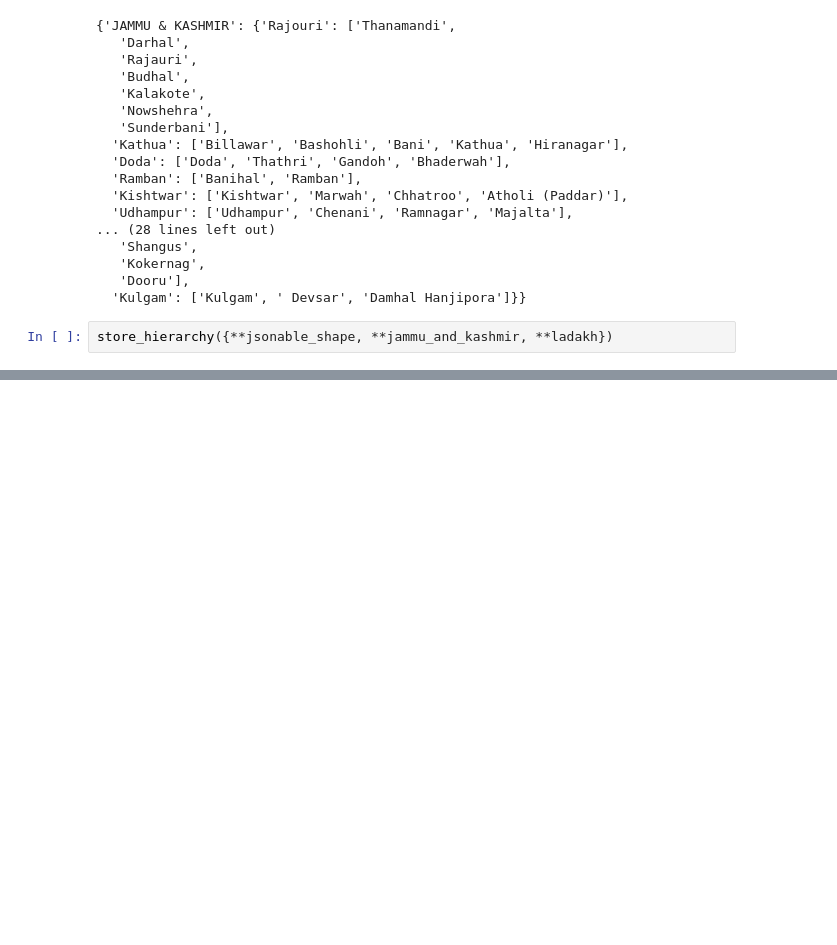
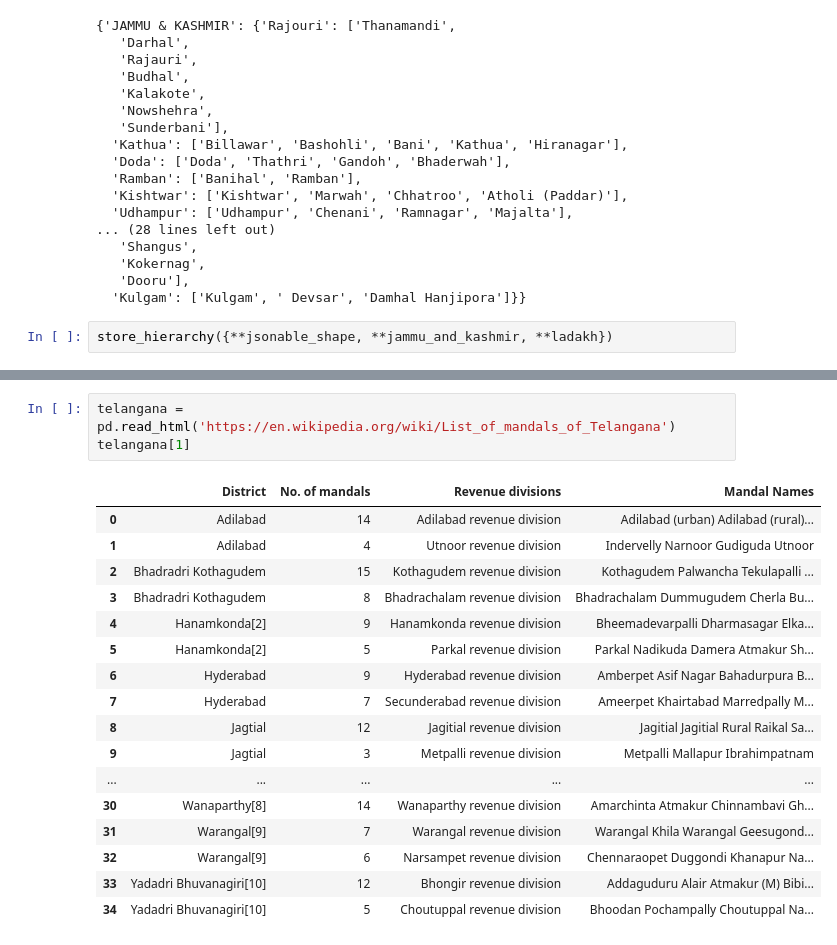
Before and after one commit to datagaon/india-administrative, a Jupyter notebook: main.ipynb, the cells around one changed output, grey strips where cells are left out. Saved outputs shown, nothing was run; the diff lists cells and outputs as text; blank space fills up the shorter version.

```diff
--- a/main.ipynb
+++ b/main.ipynb
@@ -296,0 +306,21 @@ store_hierarchy({**jsonable_shape, **jammu_and_kashmir, **ladakh})
+# %%
+telangana = pd.read_html('https://en.wikipedia.org/wiki/List_of_mandals_of_Telangana')
+telangana[1]
+# %% [output]
+|  | District | No. of mandals | Revenue divisions | Mandal Names |
+| 0 | Adilabad | 14 | Adilabad revenue division | Adilabad (urban) Adilabad (rural)... |
+| 1 | Adilabad | 4 | Utnoor revenue division | Indervelly Narnoor Gudiguda Utnoor |
+| 2 | Bhadradri Kothagudem | 15 | Kothagudem revenue division | Kothagudem Palwancha Tekulapalli ... |
+| 3 | Bhadradri Kothagudem | 8 | Bhadrachalam revenue division | Bhadrachalam Dummugudem Cherla Bu... |
+| 4 | Hanamkonda[2] | 9 | Hanamkonda revenue division | Bheemadevarpalli Dharmasagar Elka... |
+| 5 | Hanamkonda[2] | 5 | Parkal revenue division | Parkal Nadikuda Damera Atmakur Sh... |
+| 6 | Hyderabad | 9 | Hyderabad revenue division | Amberpet Asif Nagar Bahadurpura B... |
+| 7 | Hyderabad | 7 | Secunderabad revenue division | Ameerpet Khairtabad Marredpally M... |
+| 8 | Jagtial | 12 | Jagitial revenue division | Jagitial Jagitial Rural Raikal Sa... |
+| 9 | Jagtial | 3 | Metpalli revenue division | Metpalli Mallapur Ibrahimpatnam |
+| ... | ... | ... | ... | ... |
+| 30 | Wanaparthy[8] | 14 | Wanaparthy revenue division | Amarchinta Atmakur Chinnambavi Gh... |
+| 31 | Warangal[9] | 7 | Warangal revenue division | Warangal Khila Warangal Geesugond... |
+| 32 | Warangal[9] | 6 | Narsampet revenue division | Chennaraopet Duggondi Khanapur Na... |
+| 33 | Yadadri Bhuvanagiri[10] | 12 | Bhongir revenue division | Addaguduru Alair Atmakur (M) Bibi... |
+| 34 | Yadadri Bhuvanagiri[10] | 5 | Choutuppal revenue division | Bhoodan Pochampally Choutuppal Na... |
```
Also changed, not shown: parts of 3 cells of this notebook.
